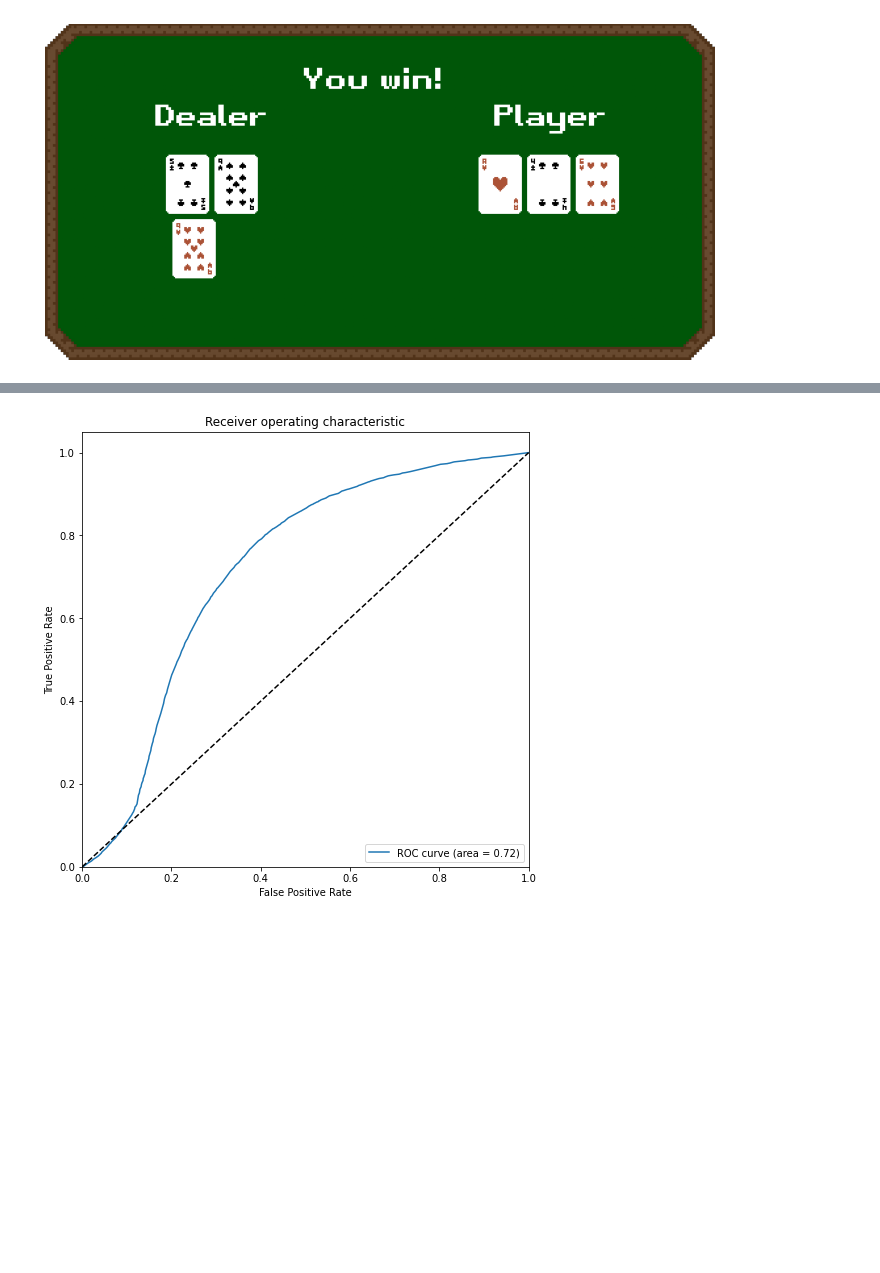
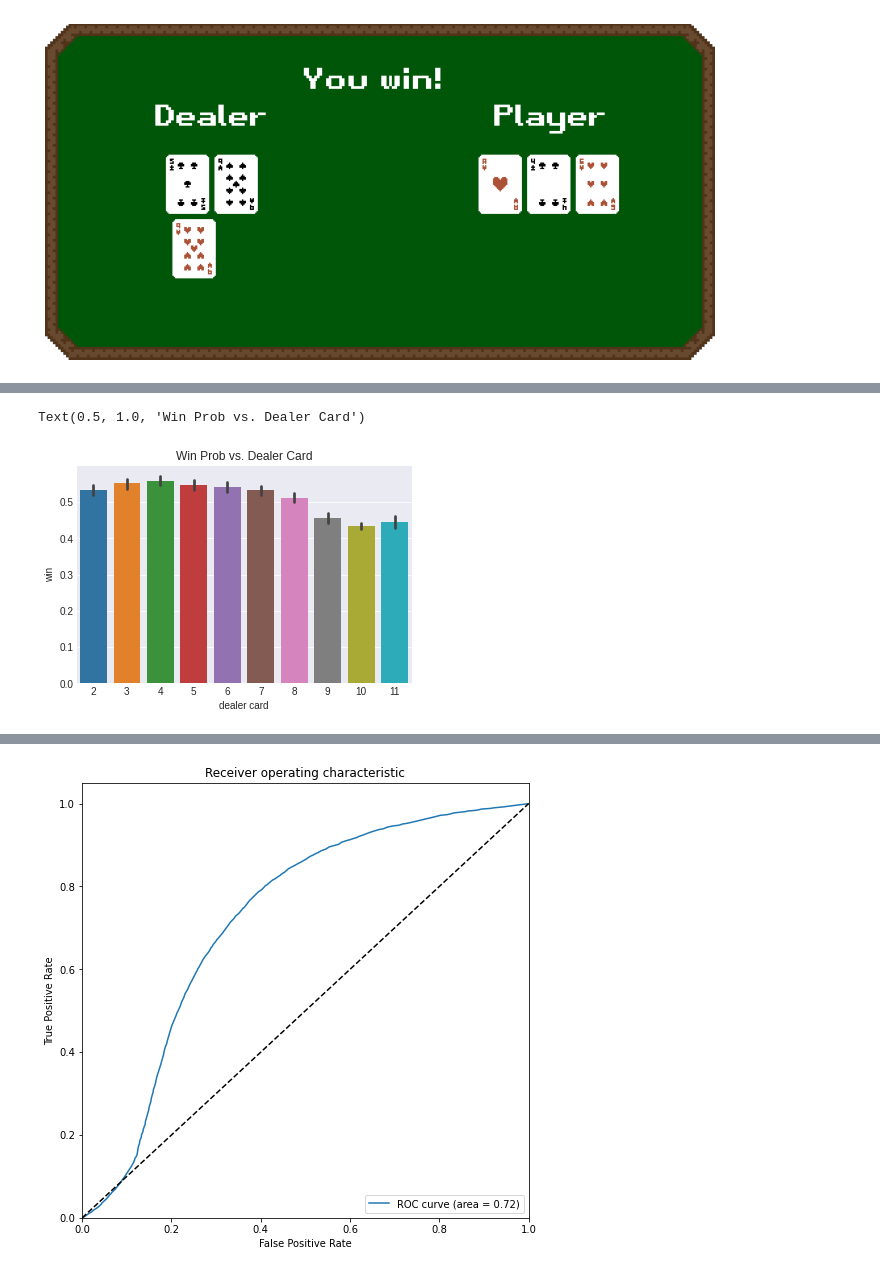
Before and after one commit to AlexanderGrunewald/CMSE-202-Group-Project, a Jupyter notebook: Game Running streamlined.ipynb, the cells around one changed output, grey strips where cells are left out. Saved outputs shown, nothing was run; the diff lists cells and outputs as text; code cells hidden in the pictures; blank space fills up the shorter version.

```diff
--- a/Game Running streamlined.ipynb
+++ b/Game Running streamlined.ipynb
@@ -126,0 +259,8 @@ display(predictbutton)
+# %%
+#plot probability of win vs. dealer card
+sns.barplot(x = 'dealer card', y = 'win', data = full_data)
+#add a title
+plt.title('Win Prob vs. Dealer Card')
+# %% [output]
+Text(0.5, 1.0, 'Win Prob vs. Dealer Card')
+[figure, added]
```
Also changed, not shown: parts of 19 cells of this notebook.
